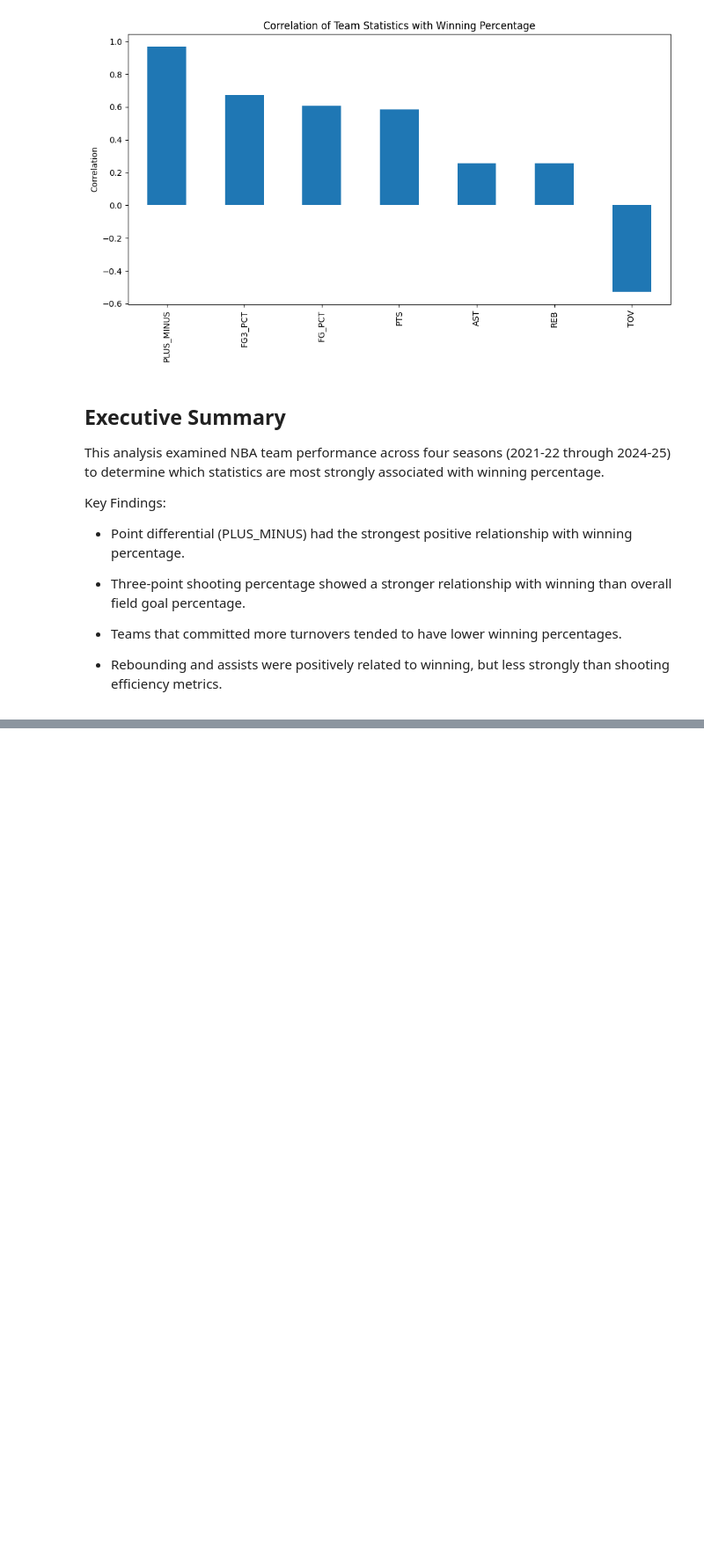
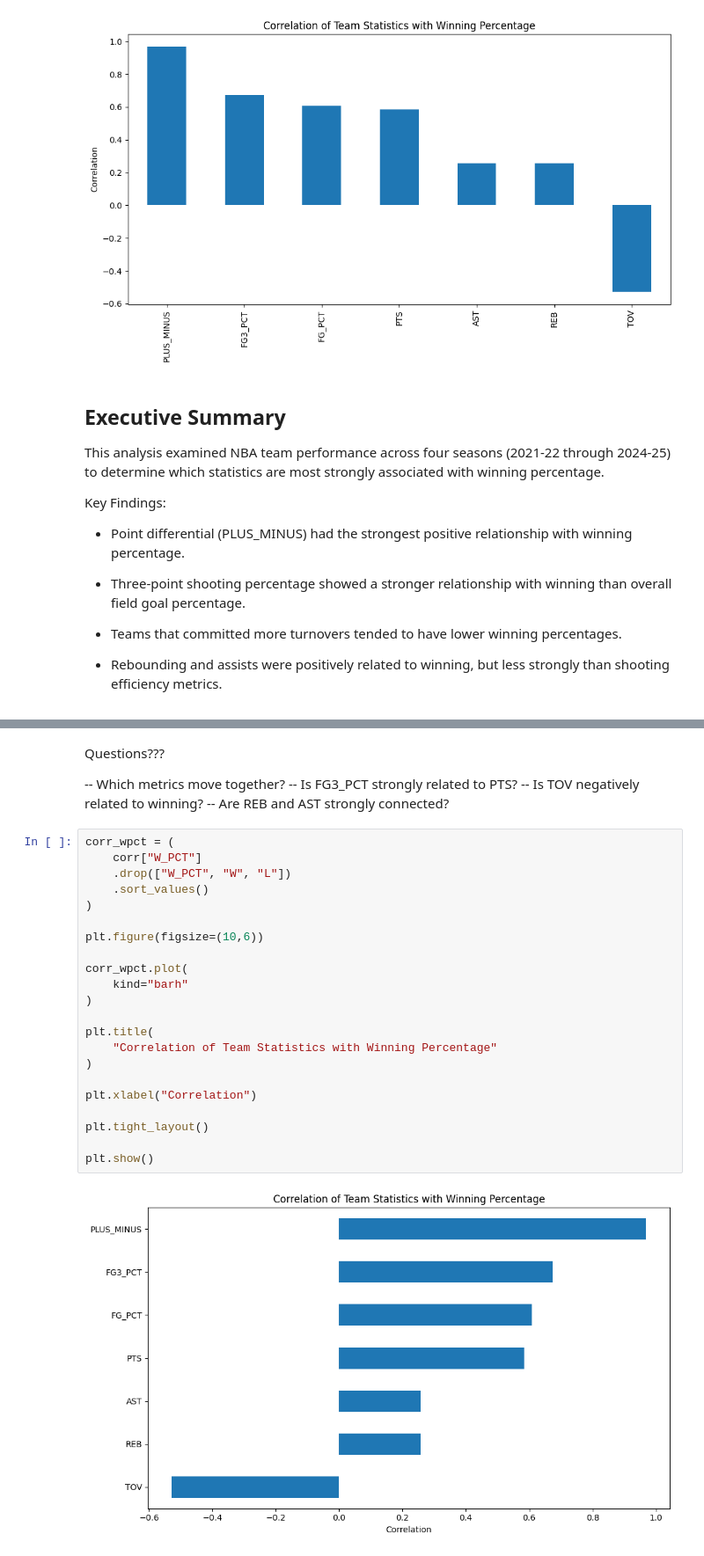
Before and after one commit to Kel-02/nba-team-win-analysis, a Jupyter notebook: notebooks/01_eda.ipynb, the cells around one changed output, grey strips where cells are left out. Shown at 88% size. Drawn from its saved outputs; the diff is of its cells as text; blank space fills up the shorter version.

```diff
--- a/notebooks/01_eda.ipynb
+++ b/notebooks/01_eda.ipynb
@@ -244,0 +267,31 @@ Key Findings:
+# %% [markdown]
+Questions???
+
+-- Which metrics move together?
+-- Is FG3_PCT strongly related to PTS?
+-- Is TOV negatively related to winning?
+-- Are REB and AST strongly connected?
+# %%
+corr_wpct = (
+    corr["W_PCT"]
+    .drop(["W_PCT", "W", "L"])
+    .sort_values()
+)
+
+plt.figure(figsize=(10,6))
+
+corr_wpct.plot(
+    kind="barh"
+)
+
+plt.title(
+    "Correlation of Team Statistics with Winning Percentage"
+)
+
+plt.xlabel("Correlation")
+
+plt.tight_layout()
+
+plt.show()
+# %% [output]
+[figure, added]
```
Also changed, not shown: parts of 6 cells of this notebook, 1 other file.
